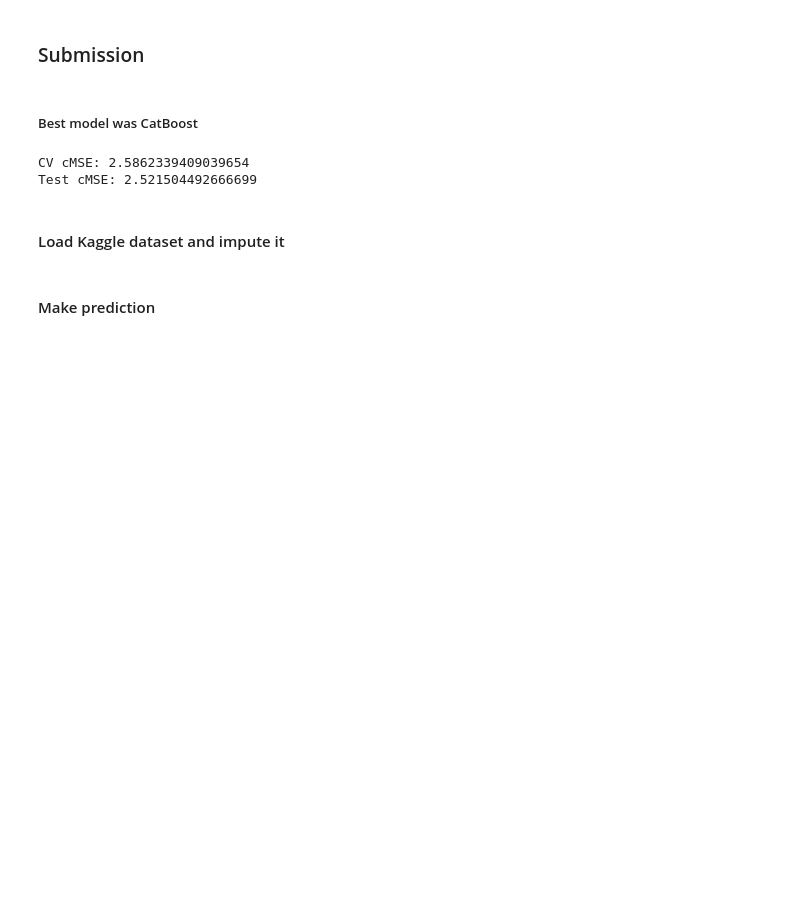
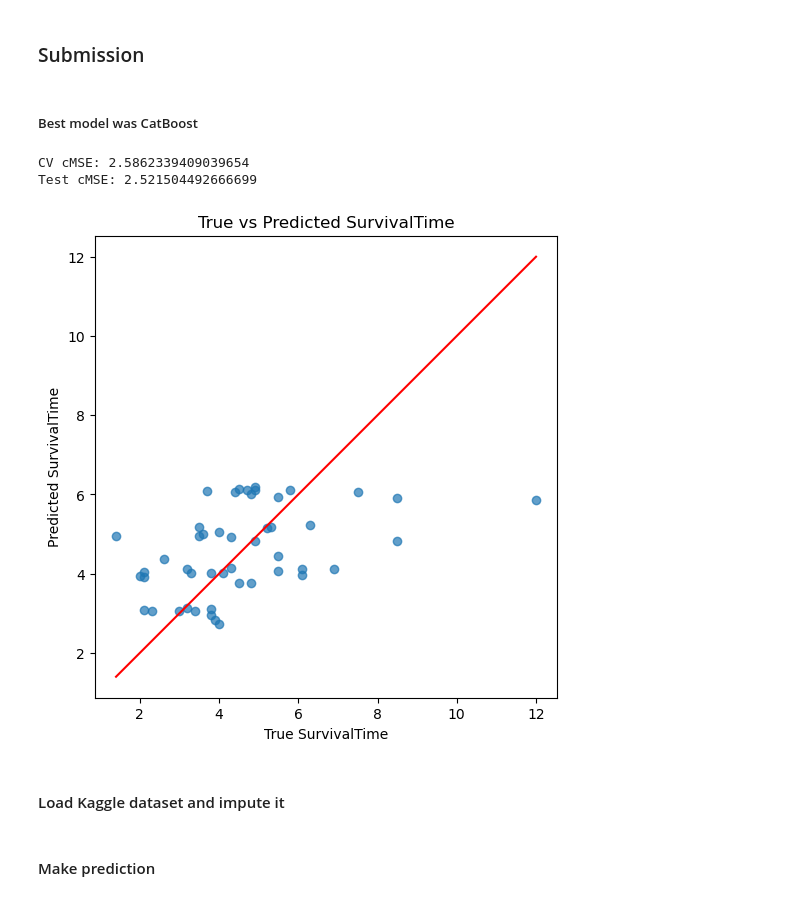
Before and after one commit to RenatoViola/AA_Assignment_2, a Jupyter notebook: Code/task_3.ipynb, the cells around one changed output. Cells and saved outputs as stored; diff of their text form; code cells hidden in the pictures; blank space fills up the shorter version.

```diff
--- a/Code/task_3.ipynb
+++ b/Code/task_3.ipynb
@@ -346,23 +348,23 @@ plt.show()
 #### Run the best models
 # %%
 print("Decision Tree")
-dt_model, dt_cMSE, _, _ = train_tree_based_model(
+dt_model, dt_cMSE, _, dt_metrics = train_tree_based_model(
     X_train, y_train, c_train, type='decision_tree', max_depth=2)
 
 print("Random Forest")
-rf_model, rf_cMSE, _, _ = train_tree_based_model(
+rf_model, rf_cMSE, _, rf_metrics = train_tree_based_model(
     X_train, y_train, c_train, type='random_forest', max_depth=5, max_features='sqrt')
 
 print("XGBoost")
-xgb_model, xgb_cMSE, _, _ = train_tree_based_model(
+xgb_model, xgb_cMSE, _, xgb_metrics = train_tree_based_model(
     X_train, y_train, c_train, type='xgboost', max_depth=1, learning_rate=0.05)
 
 print("CatBoost")
-cat_model, cat_cMSE, _, _ = train_tree_based_model(
+cat_model, cat_cMSE, _, cat_metrics = train_tree_based_model(
     X_train, y_train, c_train, type='catboost', max_depth=1, learning_rate=0.01, silent=True)
 
 print("Histogram Gradient Boosting")
-hgb_model, hgb_cMSE, _, _ = train_tree_based_model(
+hgb_model, hgb_cMSE, _, hgb_metrics = train_tree_based_model(
     X_train, y_train, c_train, type='hist_gradient_boost', max_depth=1)
 # %% [output]
 Decision Tree
@@ -748,10 +769,11 @@ plt.show()
 # %% [markdown]
 ##### Best model was CatBoost
 # %%
-cat_model_knn, _, _, _ = evaluate_model(X_imp_knn, y, c, model=cat_model)
+cat_model_knn, _, _, _ = evaluate_model(X_imp_knn, y, c, model=cat_model, show_plot=True)
 # %% [output]
 CV cMSE: 2.5862339409039654
 Test cMSE: 2.521504492666699
+[figure, added]
 # %% [markdown]
 #### Load Kaggle dataset and impute it
 # %%
```
Also changed, not shown: parts of 13 cells of this notebook, 4 other files.
